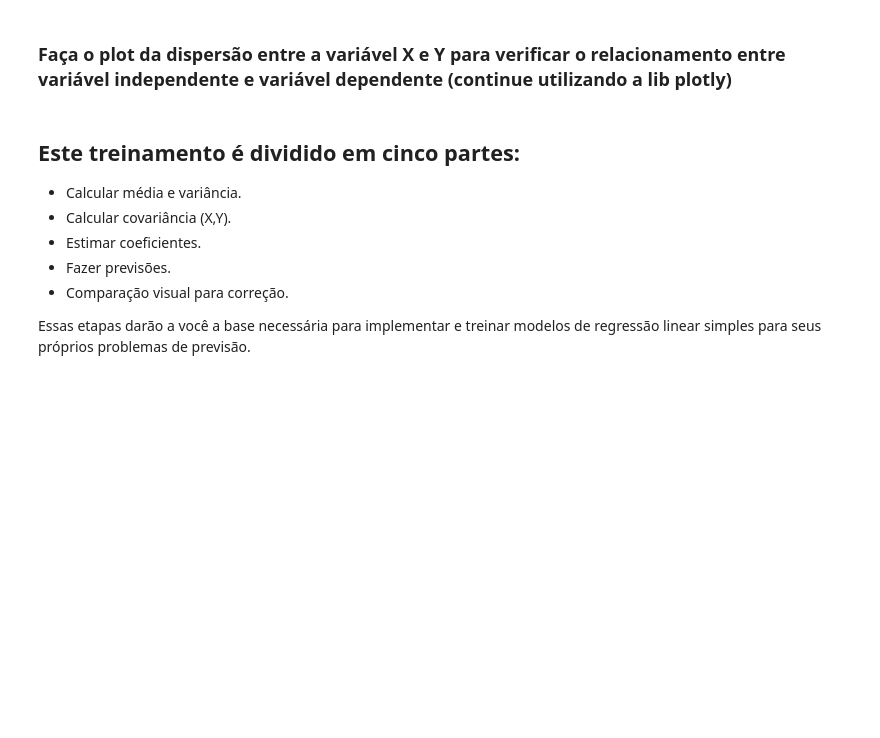
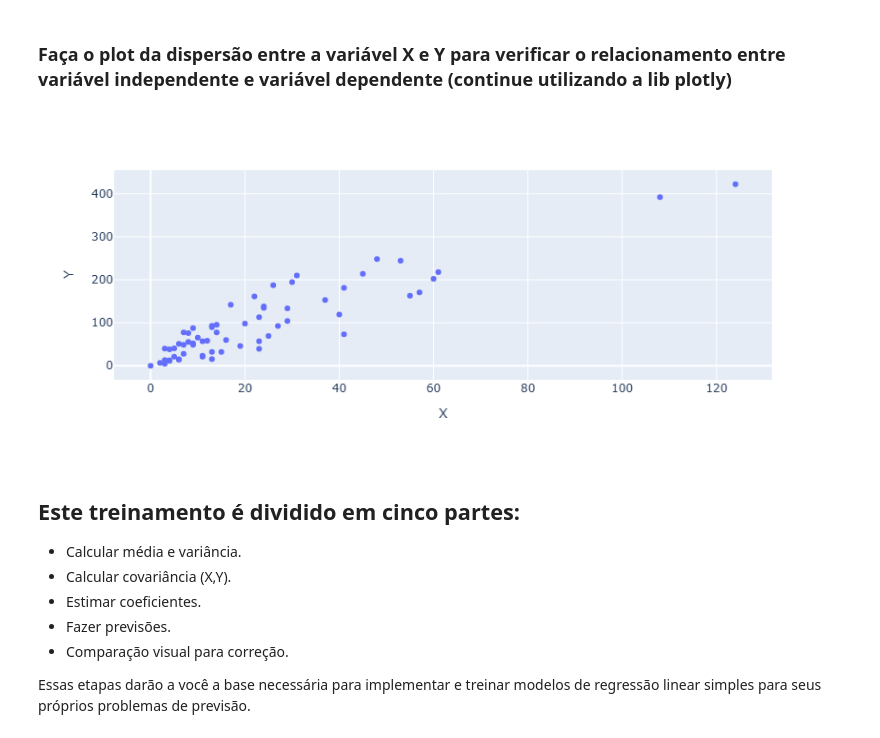
Before and after one commit to juliamuto/quero-data-team-training, a Jupyter notebook: Machine Learning/simple_linear_regression.ipynb, the cells around one changed output. Cells and saved outputs as stored; diff of their text form; code cells hidden in the pictures; blank space fills up the shorter version.

```diff
--- a/Machine Learning/simple_linear_regression.ipynb
+++ b/Machine Learning/simple_linear_regression.ipynb
@@ -87,5 +93,10 @@ chipi chipi chapa chapa
 # %% [markdown]
 ### Faça o plot da dispersão entre a variável X e Y para verificar o relacionamento entre variável independente e variável dependente (continue utilizando a lib plotly)
+# %%
+scatter = px.scatter(data, x="X", y="Y")
+scatter.show()
+# %% [output]
+[figure, added]
 # %% [markdown]
 ## Este treinamento é dividido em cinco partes:
 * Calcular média e variância.
```
Also changed, not shown: parts of 7 cells of this notebook.
